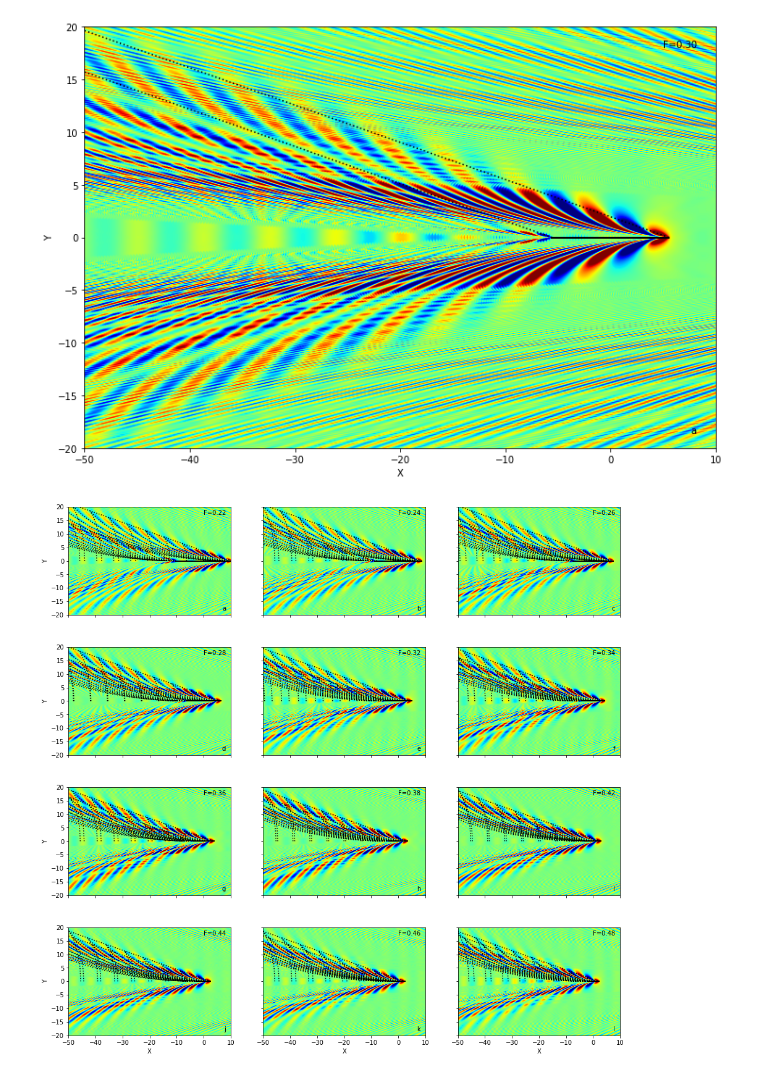
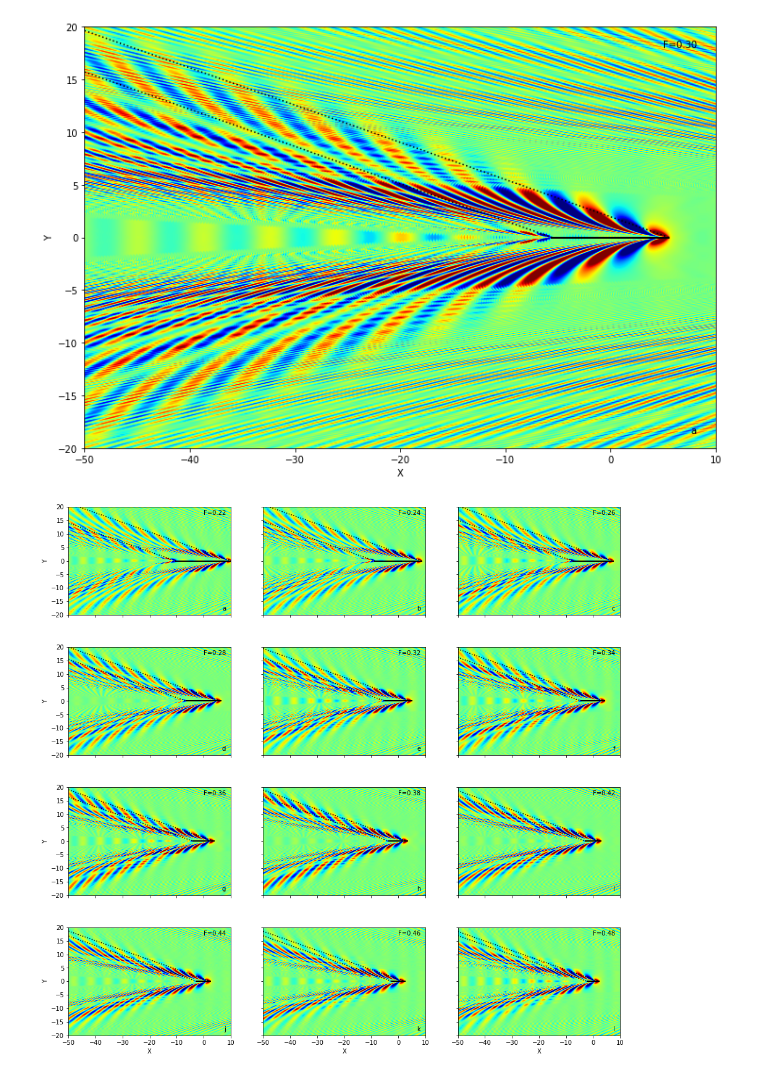
Before and after one commit to jcolen/kelvinmach, a Jupyter notebook: challenging_kelvin/FiniteLengthSegment.ipynb, the cells around one changed output. Cells and saved outputs as stored; diff of their text form; code cells hidden in the pictures.

```diff
--- a/challenging_kelvin/FiniteLengthSegment.ipynb
+++ b/challenging_kelvin/FiniteLengthSegment.ipynb
@@ -240,8 +241,8 @@ create_large_figure(fig, Xdict, Pdict, [0.3],
 # %%
 fig = plt.figure(figsize=(16, 16))
 create_large_figure(fig, Xdict, Pdict, rn3Fs,
                     4, 3, scale=True, bounds=1,
                     xbounds = [-50, 10], ybounds=[-20, 20],
-                    kelvin=True, parametric=True)
+                    kelvin=True, parametric=False)
 # %% [output]
-[figure, old version]
+[figure, new version]
```
Also changed, not shown: parts of 1 cell of this notebook, 7 other files.
